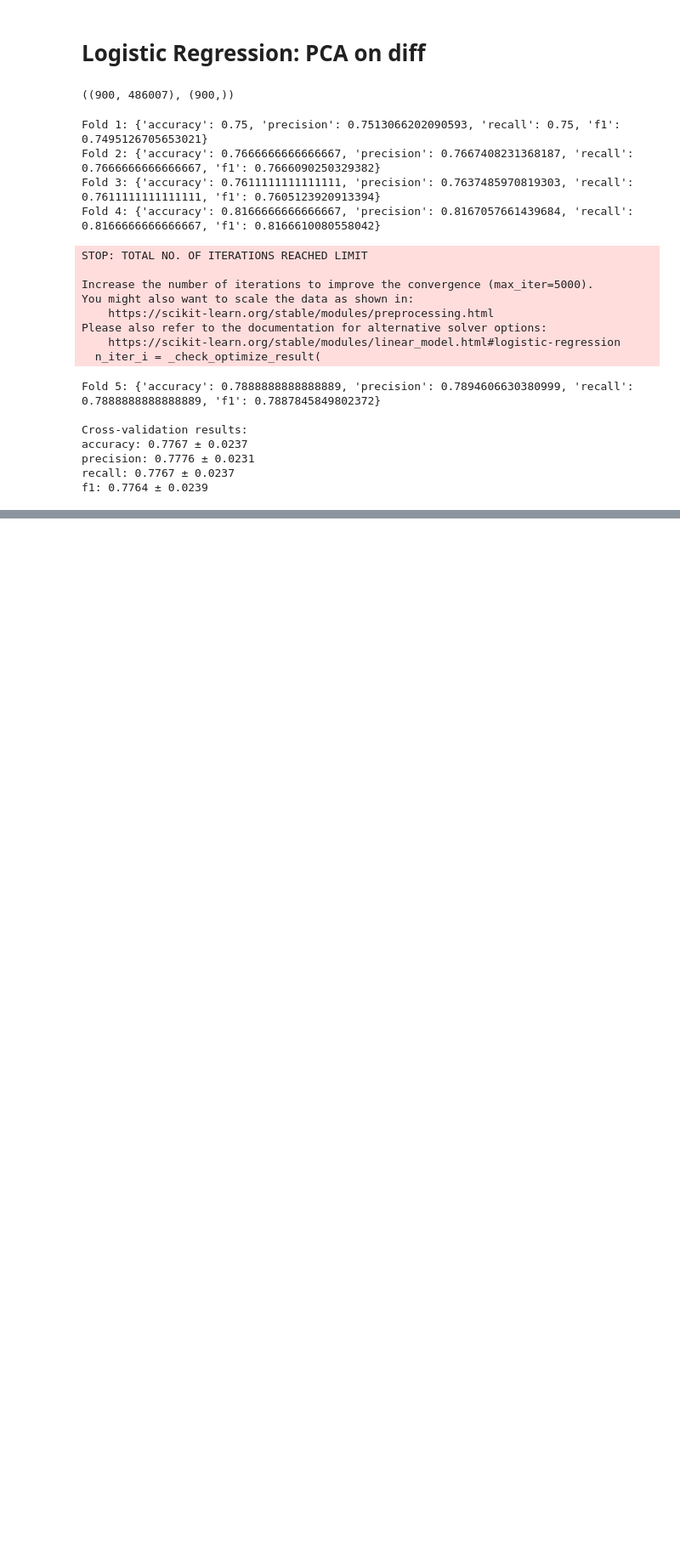
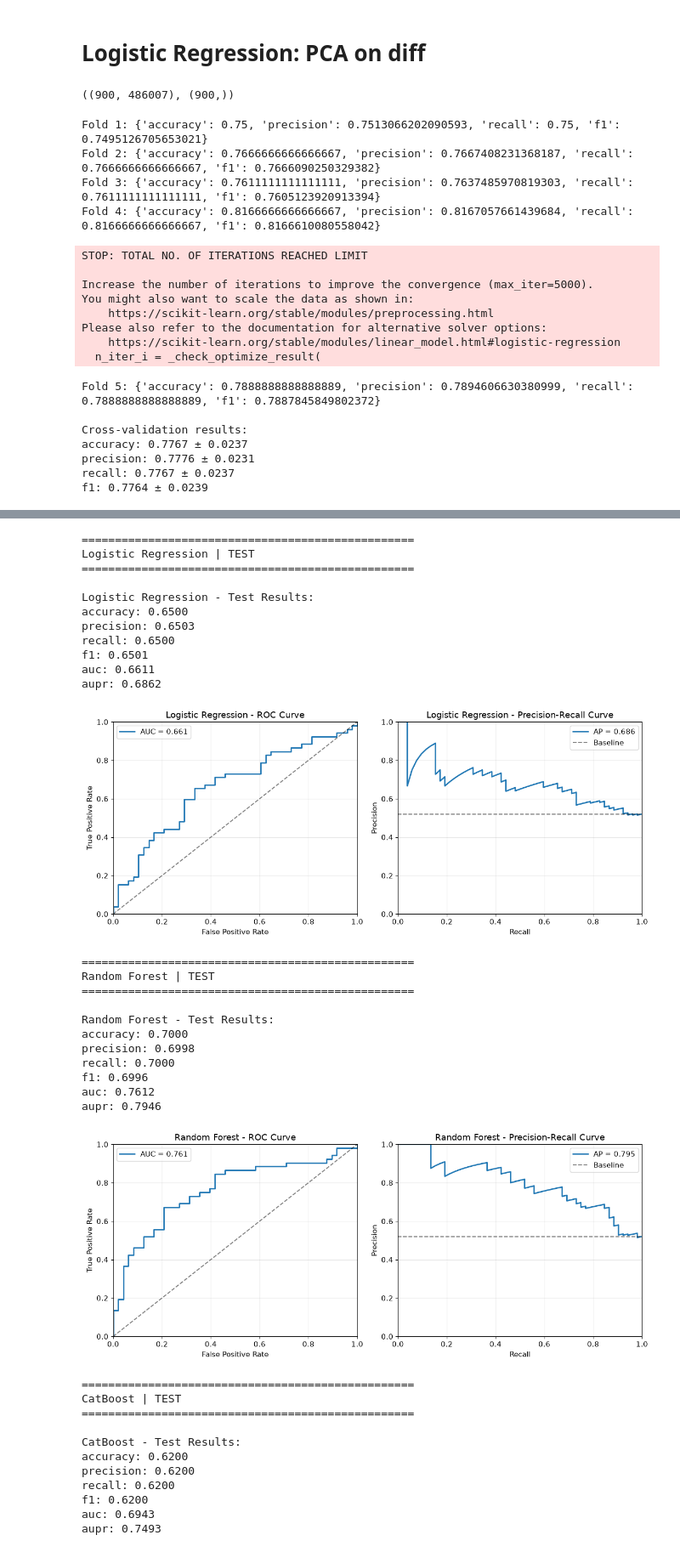
Before and after one commit to shilohbaum/introml_myocardial_infarction, a Jupyter notebook: notebooks/prediction.ipynb, the cells around one changed output, grey strips where cells are left out. Shown at 85% size. Saved outputs shown, nothing was run; the diff lists cells and outputs as text; code cells hidden in the pictures; blank space fills up the shorter version.

Commit message:
testing and plotting flow.

```diff
--- a/notebooks/prediction.ipynb
+++ b/notebooks/prediction.ipynb
@@ -229,5 +347,5 @@ test_data = test_loader.load_all(
     surfaces=np.array([0, 1, 2])
 )
 # %%
-X_train, y_train = prepare_data(train_data)
-X_test, y_test = prepare_data(test_data)
+X_train, y_train, metadata_cols = prepare_data(train_data)
+X_test, y_test, metadata_cols = prepare_data(test_data)
@@ -293,11 +352,21 @@ Please also refer to the documentation for alternative solver options:
 # %%
-test_metrics = evaluate_model(
-    model,
-    X_test,
-    y_test,
+from utils import run_experiments
+
+models  = {
+    "Logistic Regression": create_model,
+    "Random Forest": create_random_forest,
+    "CatBoost": create_catboost,
+}
+
+trained_models, results, summary = run_experiments(
+    X_train=X_train,
+    y_train=y_train,
+    metadata_cols=metadata_cols,
+    model_factories=models,
+    X_test=X_test,
+    y_test=y_test,
+    mode="cv",  # Change to "cv" for cross-validation
+    n_splits=5,
+    n_pca_components=50,
 )
-
-print("Test results:")
-for metric, value in test_metrics.items():
-    print(f"{metric}: {value:.4f}")
 # %% [output]
@@ -308,0 +435,48 @@ f1: 0.6601
+# %%
+trained_models, results, summary = run_experiments(
+    X_train=X_train,
+    y_train=y_train,
+    metadata_cols=metadata_cols,
+    model_factories=models,
+    X_test=X_test,
+    y_test=y_test,
+    mode="test",  # Change to "cv" for cross-validation
+    n_splits=5,
+    n_pca_components=50,
+)
+# %% [output]
+==================================================
+Logistic Regression | TEST
+==================================================
+
+Logistic Regression - Test Results:
+accuracy: 0.6500
+precision: 0.6503
+recall: 0.6500
+f1: 0.6501
+auc: 0.6611
+aupr: 0.6862
+[figure, added]
+==================================================
+Random Forest | TEST
+==================================================
+
+Random Forest - Test Results:
+accuracy: 0.7000
+precision: 0.6998
+recall: 0.7000
+f1: 0.6996
+auc: 0.7612
+aupr: 0.7946
+[figure, added]
+==================================================
+CatBoost | TEST
+==================================================
+
+CatBoost - Test Results:
+accuracy: 0.6200
+precision: 0.6200
+recall: 0.6200
+f1: 0.6200
+auc: 0.6943
+aupr: 0.7493
```
Also changed, not shown: parts of 20 cells of this notebook, 9 other files.
